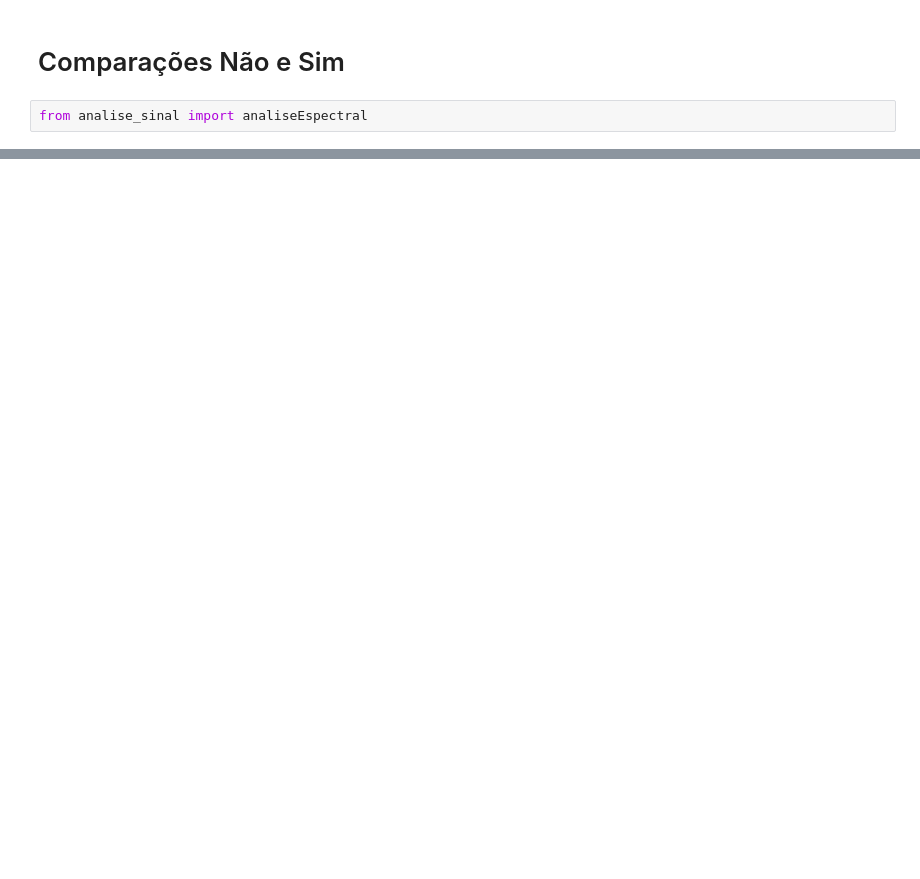
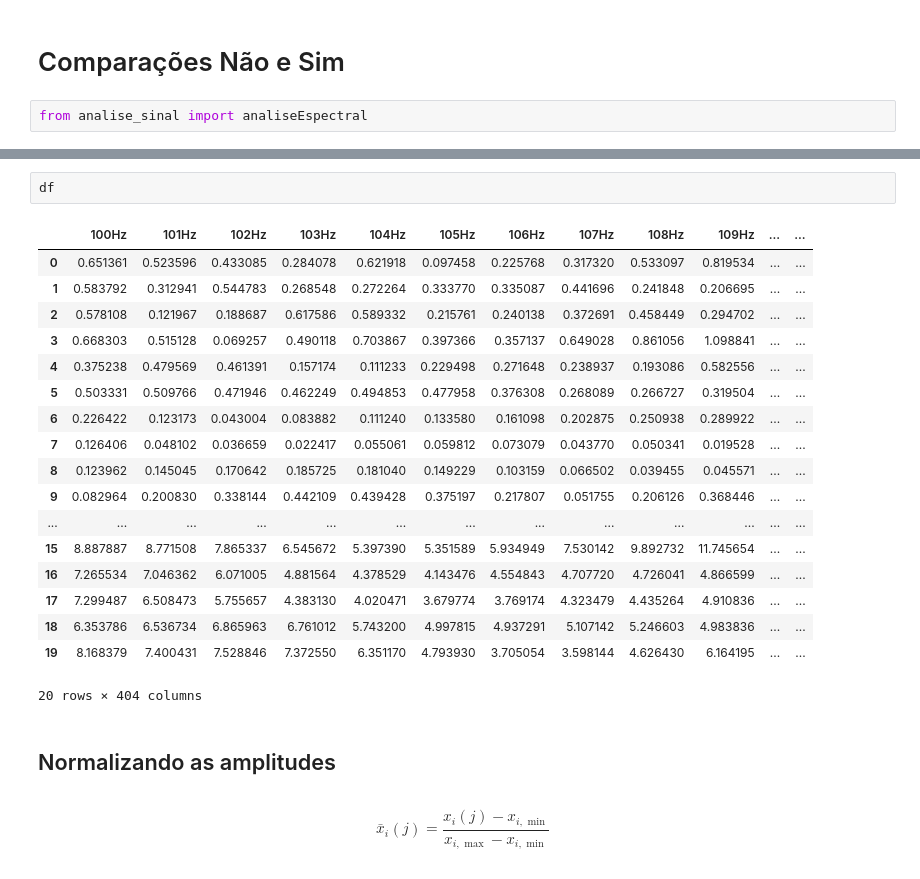
Before and after one commit to joaopedroFA/Redes-Neurais-Artificiais, a Jupyter notebook: experimentacao.ipynb, the cells around one changed output, grey strips where cells are left out. Cells and saved outputs as stored; diff of their text form; blank space fills up the shorter version.

```diff
--- a/experimentacao.ipynb
+++ b/experimentacao.ipynb
@@ -90,0 +154,29 @@ plt.show()
+# %%
+df
+# %% [output]
+|  | 100Hz | 101Hz | 102Hz | 103Hz | 104Hz | 105Hz | 106Hz | 107Hz | 108Hz | 109Hz | ... | ... |
+| 0 | 0.651361 | 0.523596 | 0.433085 | 0.284078 | 0.621918 | 0.097458 | 0.225768 | 0.317320 | 0.533097 | 0.819534 | ... | ... |
+| 1 | 0.583792 | 0.312941 | 0.544783 | 0.268548 | 0.272264 | 0.333770 | 0.335087 | 0.441696 | 0.241848 | 0.206695 | ... | ... |
+| 2 | 0.578108 | 0.121967 | 0.188687 | 0.617586 | 0.589332 | 0.215761 | 0.240138 | 0.372691 | 0.458449 | 0.294702 | ... | ... |
+| 3 | 0.668303 | 0.515128 | 0.069257 | 0.490118 | 0.703867 | 0.397366 | 0.357137 | 0.649028 | 0.861056 | 1.098841 | ... | ... |
+| 4 | 0.375238 | 0.479569 | 0.461391 | 0.157174 | 0.111233 | 0.229498 | 0.271648 | 0.238937 | 0.193086 | 0.582556 | ... | ... |
+| 5 | 0.503331 | 0.509766 | 0.471946 | 0.462249 | 0.494853 | 0.477958 | 0.376308 | 0.268089 | 0.266727 | 0.319504 | ... | ... |
+| 6 | 0.226422 | 0.123173 | 0.043004 | 0.083882 | 0.111240 | 0.133580 | 0.161098 | 0.202875 | 0.250938 | 0.289922 | ... | ... |
+| 7 | 0.126406 | 0.048102 | 0.036659 | 0.022417 | 0.055061 | 0.059812 | 0.073079 | 0.043770 | 0.050341 | 0.019528 | ... | ... |
+| 8 | 0.123962 | 0.145045 | 0.170642 | 0.185725 | 0.181040 | 0.149229 | 0.103159 | 0.066502 | 0.039455 | 0.045571 | ... | ... |
+| 9 | 0.082964 | 0.200830 | 0.338144 | 0.442109 | 0.439428 | 0.375197 | 0.217807 | 0.051755 | 0.206126 | 0.368446 | ... | ... |
+| ... | ... | ... | ... | ... | ... | ... | ... | ... | ... | ... | ... | ... |
+| 15 | 8.887887 | 8.771508 | 7.865337 | 6.545672 | 5.397390 | 5.351589 | 5.934949 | 7.530142 | 9.892732 | 11.745654 | ... | ... |
+| 16 | 7.265534 | 7.046362 | 6.071005 | 4.881564 | 4.378529 | 4.143476 | 4.554843 | 4.707720 | 4.726041 | 4.866599 | ... | ... |
+| 17 | 7.299487 | 6.508473 | 5.755657 | 4.383130 | 4.020471 | 3.679774 | 3.769174 | 4.323479 | 4.435264 | 4.910836 | ... | ... |
+| 18 | 6.353786 | 6.536734 | 6.865963 | 6.761012 | 5.743200 | 4.997815 | 4.937291 | 5.107142 | 5.246603 | 4.983836 | ... | ... |
+| 19 | 8.168379 | 7.400431 | 7.528846 | 7.372550 | 6.351170 | 4.793930 | 3.705054 | 3.598144 | 4.626430 | 6.164195 | ... | ... |
+20 rows × 404 columns
+# %% [markdown]
+## Normalizando as amplitudes
+# %% [markdown]
+$$
+\bar{x}_i(j)=
+\frac{x_i(j)-x_{i,\min}}
+{x_{i,\max}-x_{i,\min}}
+$$
```
Also changed, not shown: parts of 9 cells of this notebook, 3 other files.
